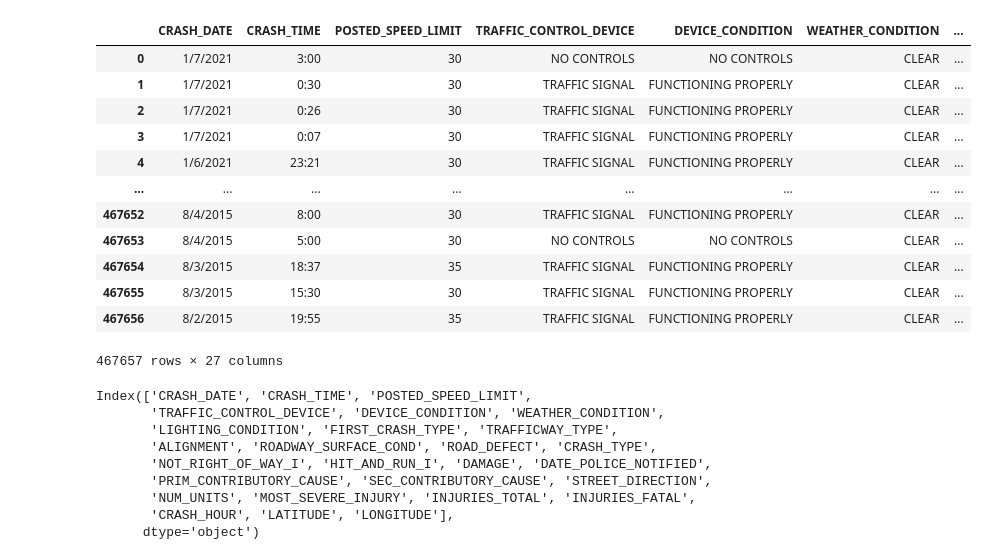
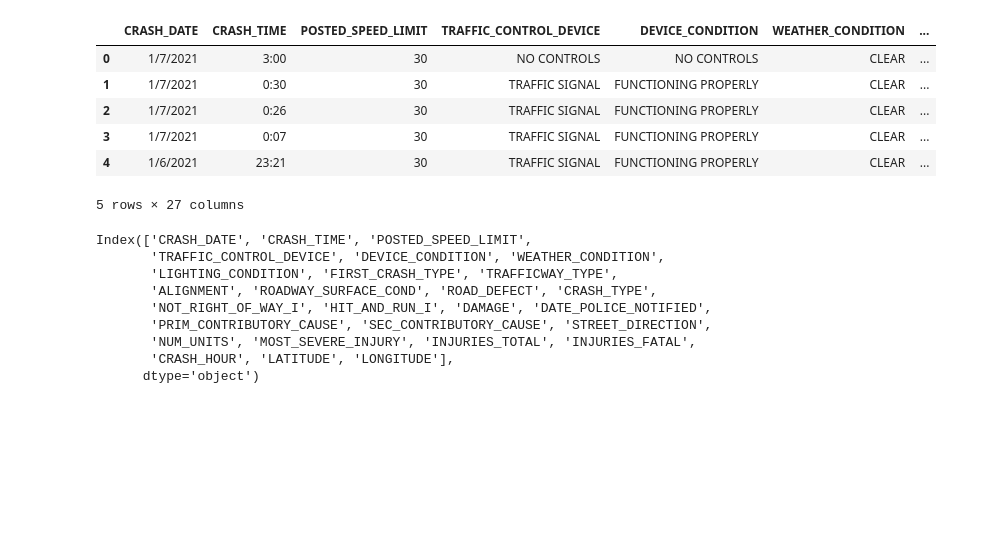
Before and after one commit to andrewbankston/project-one, a Jupyter notebook: Chicago_Crashes.ipynb, the cells around one changed output. Saved outputs shown, nothing was run; the diff lists cells and outputs as text; code cells hidden in the pictures; blank space fills up the shorter version.

```diff
--- a/Chicago_Crashes.ipynb
+++ b/Chicago_Crashes.ipynb
@@ -20,25 +20,19 @@ gmaps.configure(api_key=gmaps_key)
 # %%
 # Combine raw data into a data frame
 yrs_15to18_path = os.path.join("data","crash_data_2015-2018.csv")
 yrs_19to21_path = os.path.join("data","crash_data_2019-2021.csv")
 years_15to18 = pd.read_csv(yrs_15to18_path)
 years_19to21 = pd.read_csv(yrs_19to21_path)
 crash_df = pd.concat([years_19to21,years_15to18],ignore_index=True)
-crash_df
+crash_df.head()
 # %% [output]
 |  | CRASH_DATE | CRASH_TIME | POSTED_SPEED_LIMIT | TRAFFIC_CONTROL_DEVICE | DEVICE_CONDITION | WEATHER_CONDITION | ... |
 | 0 | 1/7/2021 | 3:00 | 30 | NO CONTROLS | NO CONTROLS | CLEAR | ... |
 | 1 | 1/7/2021 | 0:30 | 30 | TRAFFIC SIGNAL | FUNCTIONING PROPERLY | CLEAR | ... |
 | 2 | 1/7/2021 | 0:26 | 30 | TRAFFIC SIGNAL | FUNCTIONING PROPERLY | CLEAR | ... |
 | 3 | 1/7/2021 | 0:07 | 30 | TRAFFIC SIGNAL | FUNCTIONING PROPERLY | CLEAR | ... |
 | 4 | 1/6/2021 | 23:21 | 30 | TRAFFIC SIGNAL | FUNCTIONING PROPERLY | CLEAR | ... |
-| ... | ... | ... | ... | ... | ... | ... | ... |
-| 467652 | 8/4/2015 | 8:00 | 30 | TRAFFIC SIGNAL | FUNCTIONING PROPERLY | CLEAR | ... |
-| 467653 | 8/4/2015 | 5:00 | 30 | NO CONTROLS | NO CONTROLS | CLEAR | ... |
-| 467654 | 8/3/2015 | 18:37 | 35 | TRAFFIC SIGNAL | FUNCTIONING PROPERLY | CLEAR | ... |
-| 467655 | 8/3/2015 | 15:30 | 30 | TRAFFIC SIGNAL | FUNCTIONING PROPERLY | CLEAR | ... |
-| 467656 | 8/2/2015 | 19:55 | 35 | TRAFFIC SIGNAL | FUNCTIONING PROPERLY | CLEAR | ... |
-467657 rows × 27 columns
+5 rows × 27 columns
 # %%
 crash_columns = crash_df.columns
 print(crash_columns)
```
Also changed, not shown: parts of 21 cells of this notebook.
